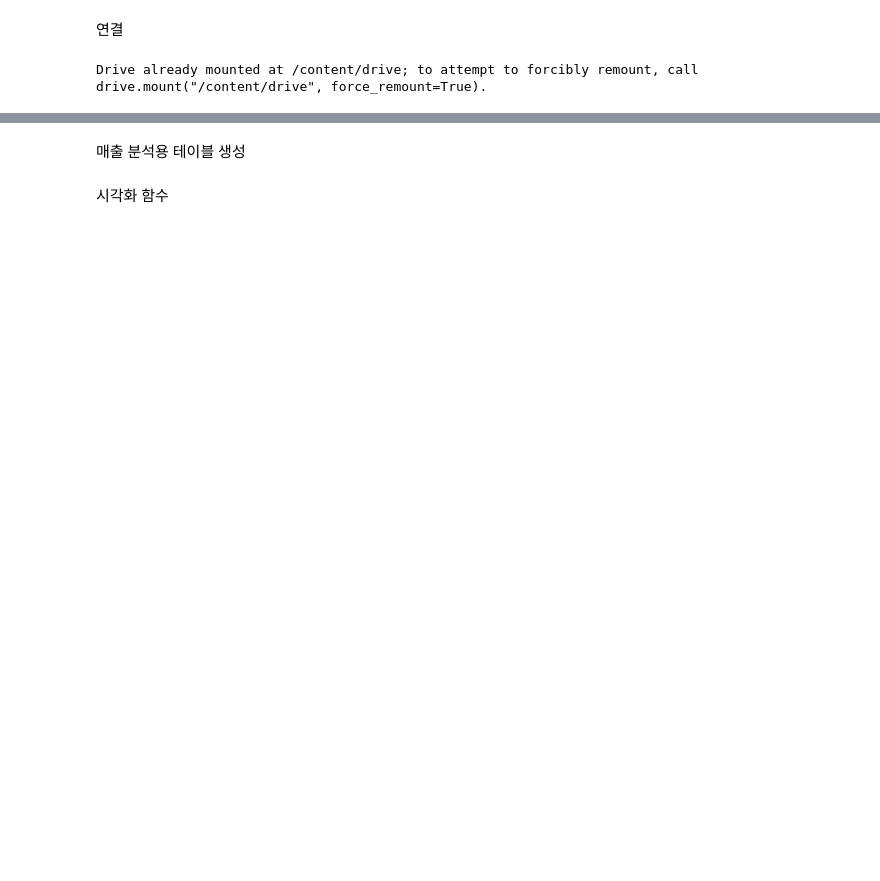
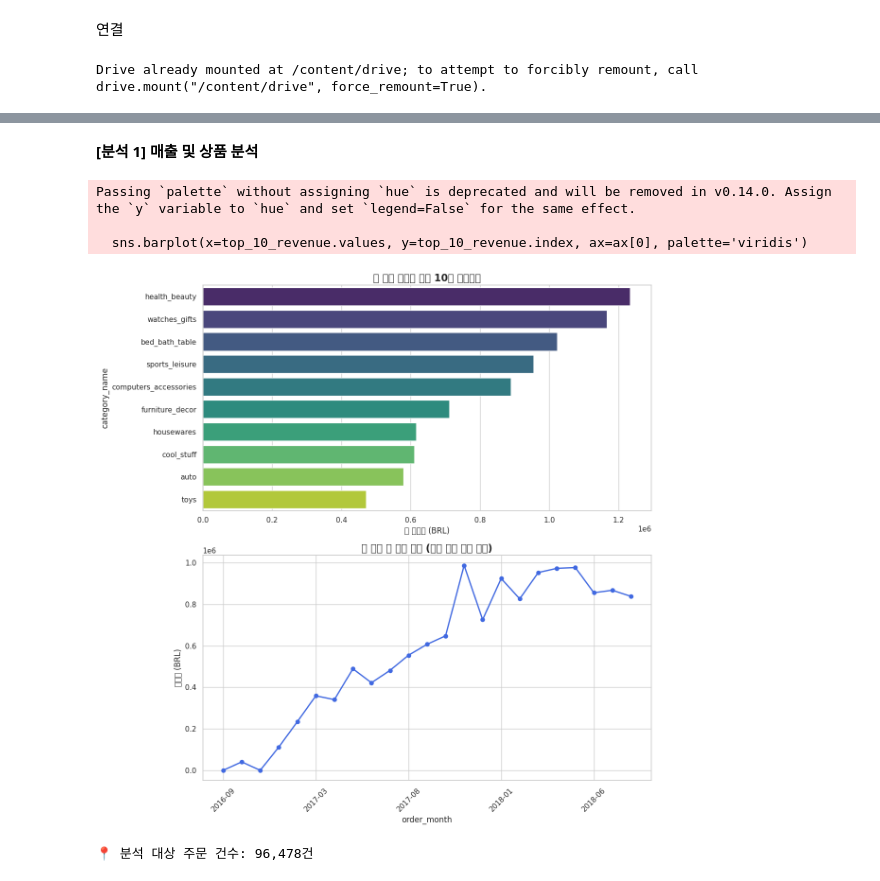
Before and after one commit to ary3120-droid/myproject, a Jupyter notebook: 1_21olist.ipynb, the cells around one changed output, grey strips where cells are left out. Drawn from its saved outputs; the diff is of its cells as text; code cells hidden in the pictures; blank space fills up the shorter version.

```diff
--- a/1_21olist.ipynb
+++ b/1_21olist.ipynb
@@ -38,2 +60,0 @@ translation = pd.read_csv(os.path.join(BASE_PATH, 'product_category_name_transla
-# %% [markdown]
-매출 분석용 테이블 생성
@@ -56,46 +61,45 @@ df_revenue['category_name'] = (
-# %% [markdown]
-시각화 함수
+# %% [markdown]
+**[분석 1] 매출 및 상품 분석**
 # %%
-def plot_revenue_analysis(data):
-    sns.set(style="whitegrid")
+# 1. 매출 분석용 테이블 조인
+df_revenue = (
+    orders
+    .merge(order_items, on='order_id', how='inner')
+    .merge(products, on='product_id', how='inner')
+    .merge(translation, on='product_category_name', how='left')
+)
 
-    # 1️⃣ 카테고리별 매출 TOP 10
-    plt.figure(figsize=(12, 6))
-    top_10 = (
-        data
-        .groupby('category_name')['price']
-        .sum()
-        .sort_values(ascending=False)
-        .head(10)
-    )
+# 2. [섹션 전처리] 매출 분석에 특화된 정제
+# - '배송 완료(delivered)'된 주문만 매출로 인정
+df_revenue = df_revenue[df_revenue['order_status'] == 'delivered'].copy()
+# - 카테고리명 영문 변환 및 결측치 채우기
+df_revenue['category_name'] = df_revenue['product_category_name_english'].fillna(df_revenue['product_category_name'])
 
-    sns.barplot(
-        x=top_10.values,
-        y=top_10.index
-    )
+# 3. 시각화
+sns.set_theme(style="whitegrid")
+fig, ax = plt.subplots(2, 1, figsize=(12, 12))
 
-    plt.title('수익 기여도 상위 10개 카테고리', fontsize=15)
-    plt.xlabel('총 매출 (BRL)')
-    plt.ylabel('카테고리')
-    plt.tight_layout()
-    plt.show()
+# (1) 카테고리별 매출 TOP 10
+top_10_revenue = df_revenue.groupby('category_name')['price'].sum().sort_values(ascending=False).head(10)
+sns.barplot(x=top_10_revenue.values, y=top_10_revenue.index, ax=ax[0], palette='viridis')
+ax[0].set_title('💰 수익 기여도 상위 10개 카테고리', fontsize=15, fontweight='bold')
+ax[0].set_xlabel('총 매출액 (BRL)')
 
-    # 2️⃣ 월별 매출 트렌드
-    data = data.copy()
-    data['order_month'] = data['order_purchase_timestamp'].dt.to_period('M').astype(str)
+# (2) 월별 매출 트렌드
+df_revenue['order_month'] = df_revenue['order_purchase_timestamp'].dt.to_period('M').astype(str)
+monthly_revenue = df_revenue.groupby('order_month')['price'].sum()
+monthly_revenue.plot(ax=ax[1], marker='o', color='royalblue', linewidth=2)
+ax[1].set_title('📈 월별 총 매출 추이 (배송 완료 주문 기준)', fontsize=15, fontweight='bold')
+ax[1].set_ylabel('매출액 (BRL)')
+plt.xticks(rotation=45)
 
-    monthly_rev = (
-        data
-        .groupby('order_month')['price']
-        .sum()
-    )
+plt.tight_layout()
+plt.show()
 
-    plt.figure(figsize=(14, 6))
-    monthly_rev.plot(marker='o', linewidth=2)
-    plt.title('월별 총 매출 추이 (완료 주문 기준)', fontsize=15)
-    plt.ylabel('매출 (BRL)')
-    plt.xlabel('월')
-    plt.xticks(rotation=45)
-    plt.grid(alpha=0.3)
-    plt.tight_layout()
-    plt.show()
+print(f"📍 분석 대상 주문 건수: {df_revenue['order_id'].nunique():,}건")
+# %% [output]
+Passing `palette` without assigning `hue` is deprecated and will be removed in v0.14.0. Assign the `y` variable to `hue` and set `legend=False` for the same effect.
+
+  sns.barplot(x=top_10_revenue.values, y=top_10_revenue.index, ax=ax[0], palette='viridis')
+[figure, added]
+📍 분석 대상 주문 건수: 96,478건
```
Also changed, not shown: parts of 10 cells of this notebook.
